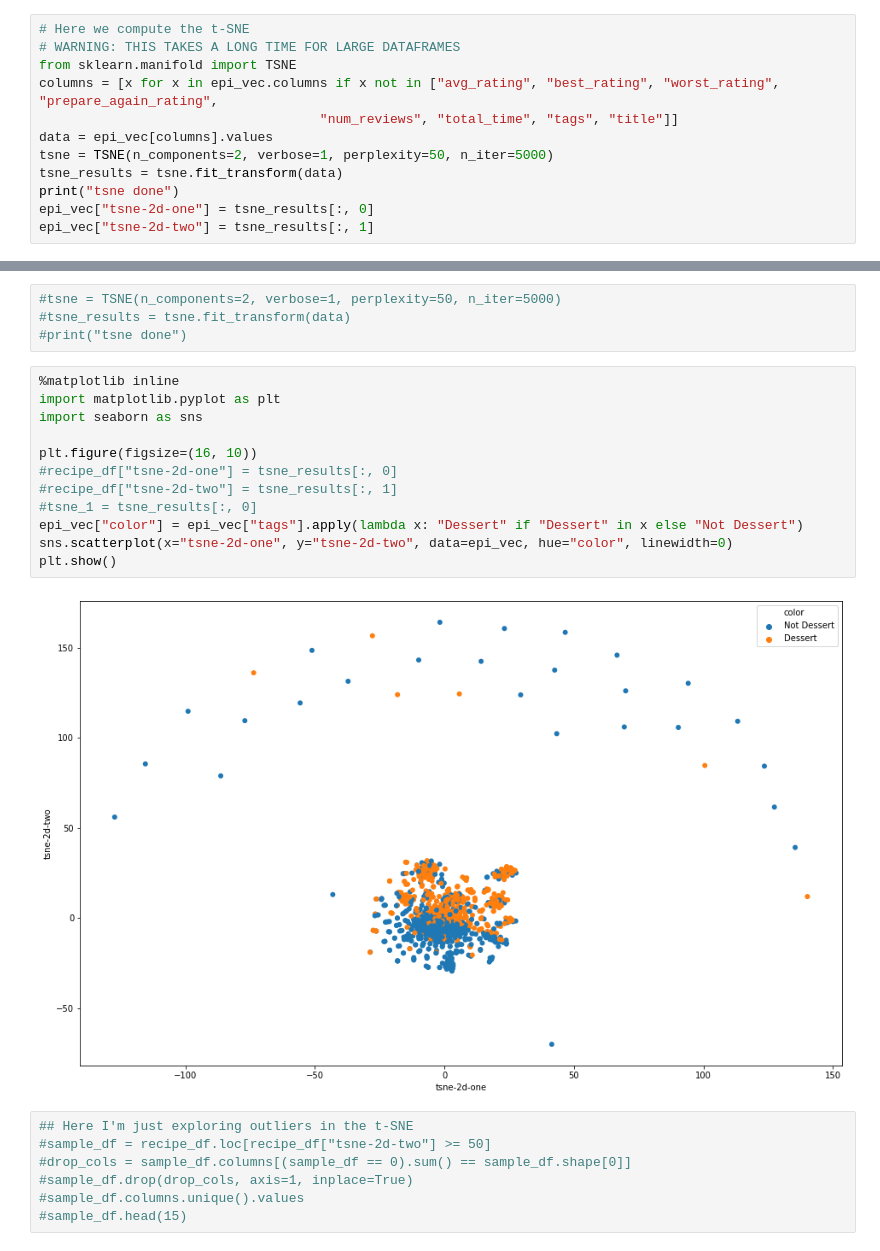
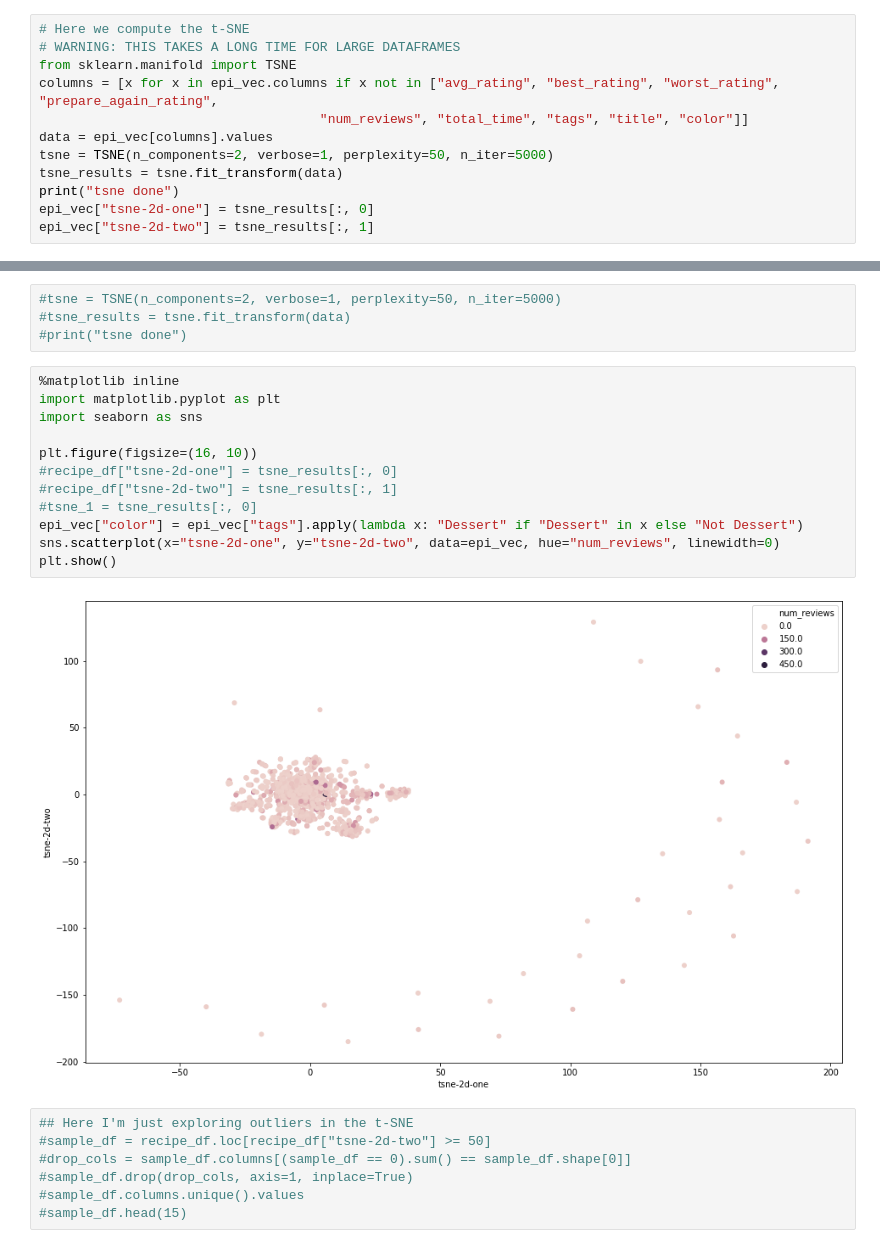
Before and after one commit to Sisyphus192/deep-dishes, a Jupyter notebook: notebooks/Parse Data.ipynb, the cells around one changed output, grey strips where cells are left out. Drawn from its saved outputs; the diff is of its cells as text.

```diff
--- a/notebooks/Parse Data.ipynb
+++ b/notebooks/Parse Data.ipynb
@@ -419,7 +433,7 @@ recipe_df.loc[recipe_df['" bake pie crust'] > 0]
 # WARNING: THIS TAKES A LONG TIME FOR LARGE DATAFRAMES
 from sklearn.manifold import TSNE
 columns = [x for x in epi_vec.columns if x not in ["avg_rating", "best_rating", "worst_rating", "prepare_again_rating",
-                                    "num_reviews", "total_time", "tags", "title"]]
+                                    "num_reviews", "total_time", "tags", "title", "color"]]
 data = epi_vec[columns].values
 tsne = TSNE(n_components=2, verbose=1, perplexity=50, n_iter=5000)
 tsne_results = tsne.fit_transform(data)
@@ -448,17 +462,17 @@ tsne done
 # %%
 %matplotlib inline
 import matplotlib.pyplot as plt
 import seaborn as sns
 
 plt.figure(figsize=(16, 10))
 #recipe_df["tsne-2d-one"] = tsne_results[:, 0]
 #recipe_df["tsne-2d-two"] = tsne_results[:, 1]
 #tsne_1 = tsne_results[:, 0]
 epi_vec["color"] = epi_vec["tags"].apply(lambda x: "Dessert" if "Dessert" in x else "Not Dessert")
-sns.scatterplot(x="tsne-2d-one", y="tsne-2d-two", data=epi_vec, hue="color", linewidth=0)
+sns.scatterplot(x="tsne-2d-one", y="tsne-2d-two", data=epi_vec, hue="num_reviews", linewidth=0)
 plt.show()
 # %% [output]
-[figure, old version]
+[figure, new version]
 # %%
 ## Here I'm just exploring outliers in the t-SNE
 #sample_df = recipe_df.loc[recipe_df["tsne-2d-two"] >= 50]
```
Also changed, not shown: parts of 3 cells of this notebook, 9 other files.
